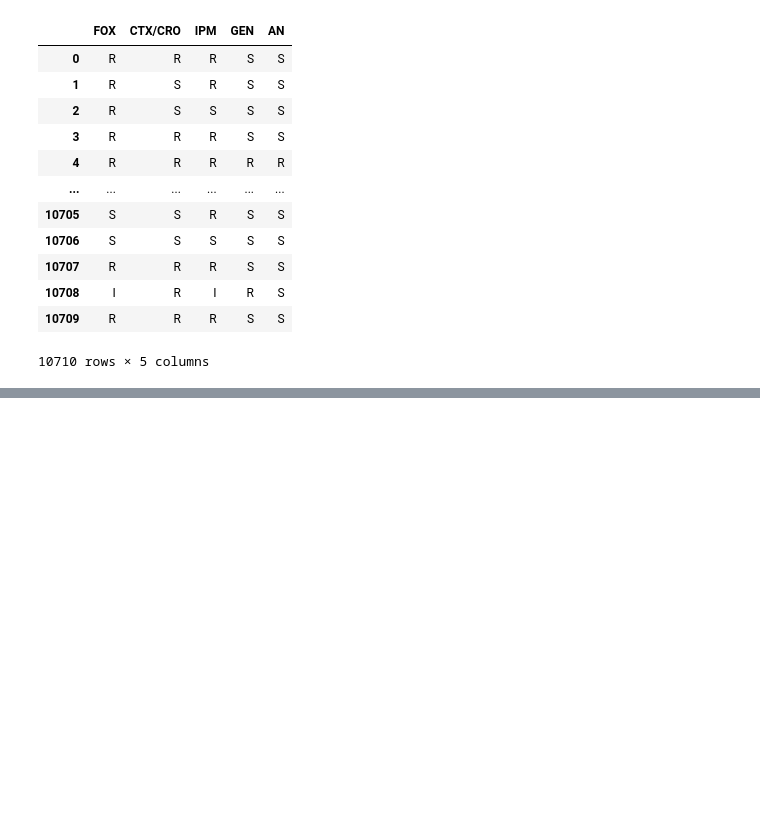
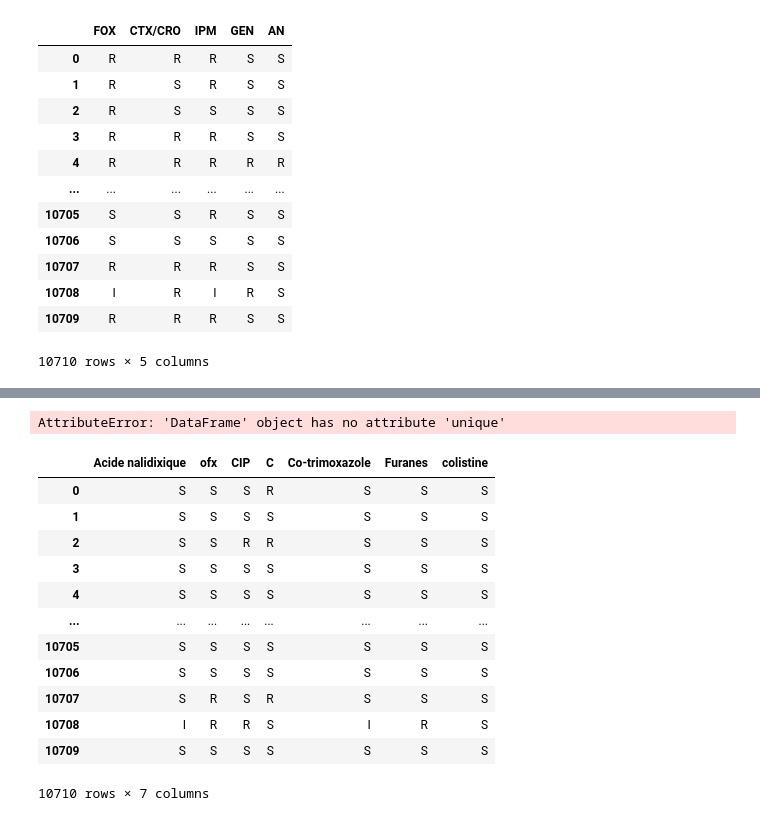
Before and after one commit to uzaifhassan/Bacteria_dataset_Multiresictance_Data_preprocessing, a Jupyter notebook: Bacteria_dataset_Multiresictance_Data_preprocessing.ipynb, the cells around one changed output, grey strips where cells are left out. Drawn from its saved outputs; the diff is of its cells as text; code cells hidden in the pictures; blank space fills up the shorter version.

Commit message:
Acide nalidixique, ofx, CIP, C,  Co-trimoxazole, Furanes, colistine columns Done

```diff
--- a/Bacteria_dataset_Multiresictance_Data_preprocessing.ipynb
+++ b/Bacteria_dataset_Multiresictance_Data_preprocessing.ipynb
@@ -600,0 +617,39 @@ dtype: int64
+# %%
+cols = ["Acide nalidixique","ofx","CIP","C","Co-trimoxazole","Furanes","colistine"]
+
+df[cols] = (
+    df[cols]
+    .apply(lambda x: x.str.strip() if x.dtype == "object" else x)
+    .replace({
+        "s": "S",
+        "r": "R",
+        "i": "I",
+        "Intermediate": "I",
+        "?": np.nan,
+        "missing": np.nan
+    })
+)
+# %%
+cols = ["Acide nalidixique","ofx","CIP","C","Co-trimoxazole","Furanes","colistine"]
+
+df[cols] = df[cols].fillna(df[cols].mode().iloc[0])
+# %% [output]
+AttributeError: 'DataFrame' object has no attribute 'unique'
+# %%
+cols = ["Acide nalidixique","ofx","CIP","C","Co-trimoxazole","Furanes","colistine"]
+
+df[cols]
+# %% [output]
+|  | Acide nalidixique | ofx | CIP | C | Co-trimoxazole | Furanes | colistine |
+| 0 | S | S | S | R | S | S | S |
+| 1 | S | S | S | S | S | S | S |
+| 2 | S | S | R | R | S | S | S |
+| 3 | S | S | S | S | S | S | S |
+| 4 | S | S | S | S | S | S | S |
+| ... | ... | ... | ... | ... | ... | ... | ... |
+| 10705 | S | S | S | S | S | S | S |
+| 10706 | S | S | S | S | S | S | S |
+| 10707 | S | R | S | R | S | S | S |
+| 10708 | I | R | R | S | I | R | S |
+| 10709 | S | S | S | S | S | S | S |
+10710 rows × 7 columns
```
Also changed, not shown: parts of 2 cells of this notebook.
